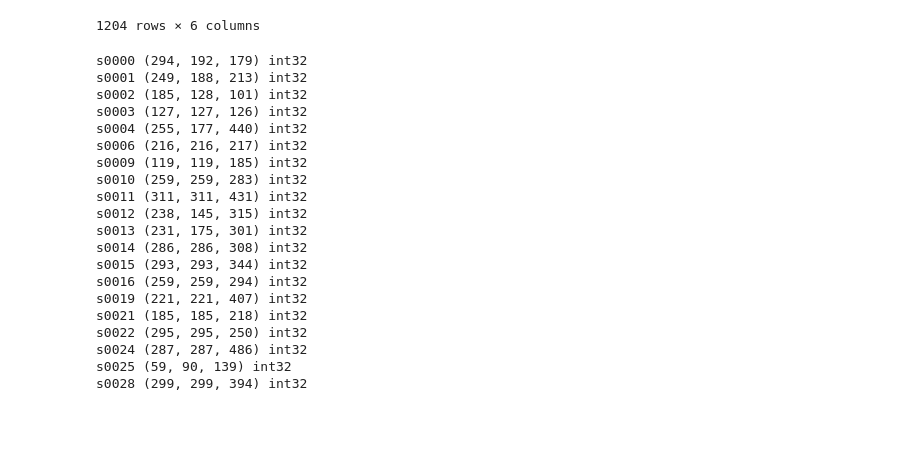
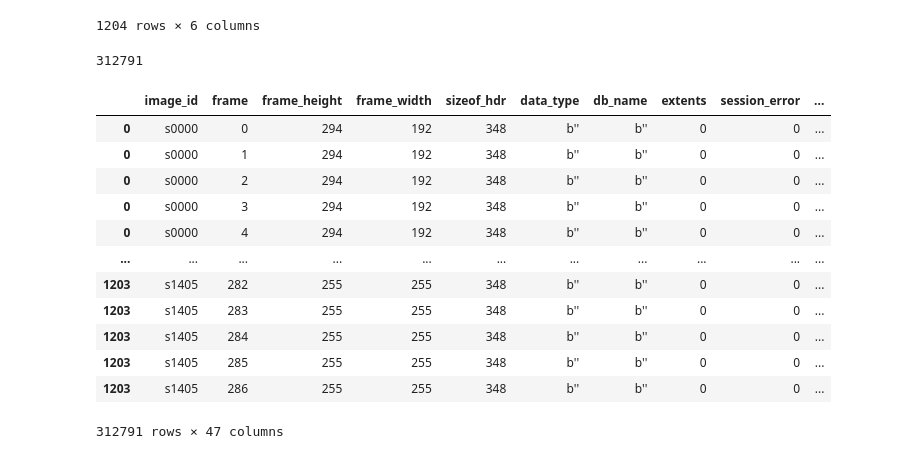
Before and after one commit to ieee8023/ct-counterfactuals, a Jupyter notebook: explore.ipynb, the cells around one changed output. Cells and saved outputs as stored; diff of their text form; code cells hidden in the pictures; blank space fills up the shorter version.

```diff
--- a/explore.ipynb
+++ b/explore.ipynb
@@ -26,27 +30,39 @@ import pydicom
 # %%
 import nibabel as nib
 # %%
-for image_id in csv.image_id[:20]:
+sizes = []
+for image_id in tqdm(csv.image_id):
     g = nib.load(path + image_id + "/ct.nii.gz")
-    print(image_id, g.shape, g.get_data_dtype())
+    meta = {
+        'image_id': image_id,
+        'frame': list(range(g.shape[2])),
+        'frame_height':g.shape[0],
+        'frame_width': g.shape[1],
+    }
+    meta.update(dict(g.header))
+    sizes.append(meta)
+    #print(image_id, g.shape, g.get_data_dtype())
-# %% [output]
-s0000 (294, 192, 179) int32
-s0001 (249, 188, 213) int32
-s0002 (185, 128, 101) int32
-s0003 (127, 127, 126) int32
-s0004 (255, 177, 440) int32
-s0006 (216, 216, 217) int32
-s0009 (119, 119, 185) int32
-s0010 (259, 259, 283) int32
-s0011 (311, 311, 431) int32
-s0012 (238, 145, 315) int32
-s0013 (231, 175, 301) int32
-s0014 (286, 286, 308) int32
-s0015 (293, 293, 344) int32
-s0016 (259, 259, 294) int32
-s0019 (221, 221, 407) int32
-s0021 (185, 185, 218) int32
-s0022 (295, 295, 250) int32
-s0024 (287, 287, 486) int32
-s0025 (59, 90, 139) int32
-s0028 (299, 299, 394) int32
+# %%
+df = pd.DataFrame(sizes)
+# %%
+df = df.explode('frame')
+# %%
+len(df)
+# %% [output]
+312791
+# %%
+df
+# %% [output]
+|  | image_id | frame | frame_height | frame_width | sizeof_hdr | data_type | db_name | extents | session_error | ... |
+| 0 | s0000 | 0 | 294 | 192 | 348 | b'' | b'' | 0 | 0 | ... |
+| 0 | s0000 | 1 | 294 | 192 | 348 | b'' | b'' | 0 | 0 | ... |
+| 0 | s0000 | 2 | 294 | 192 | 348 | b'' | b'' | 0 | 0 | ... |
+| 0 | s0000 | 3 | 294 | 192 | 348 | b'' | b'' | 0 | 0 | ... |
+| 0 | s0000 | 4 | 294 | 192 | 348 | b'' | b'' | 0 | 0 | ... |
+| ... | ... | ... | ... | ... | ... | ... | ... | ... | ... | ... |
+| 1203 | s1405 | 282 | 255 | 255 | 348 | b'' | b'' | 0 | 0 | ... |
+| 1203 | s1405 | 283 | 255 | 255 | 348 | b'' | b'' | 0 | 0 | ... |
+| 1203 | s1405 | 284 | 255 | 255 | 348 | b'' | b'' | 0 | 0 | ... |
+| 1203 | s1405 | 285 | 255 | 255 | 348 | b'' | b'' | 0 | 0 | ... |
+| 1203 | s1405 | 286 | 255 | 255 | 348 | b'' | b'' | 0 | 0 | ... |
+312791 rows × 47 columns
```
Also changed, not shown: parts of 15 cells of this notebook, 2 other files.
